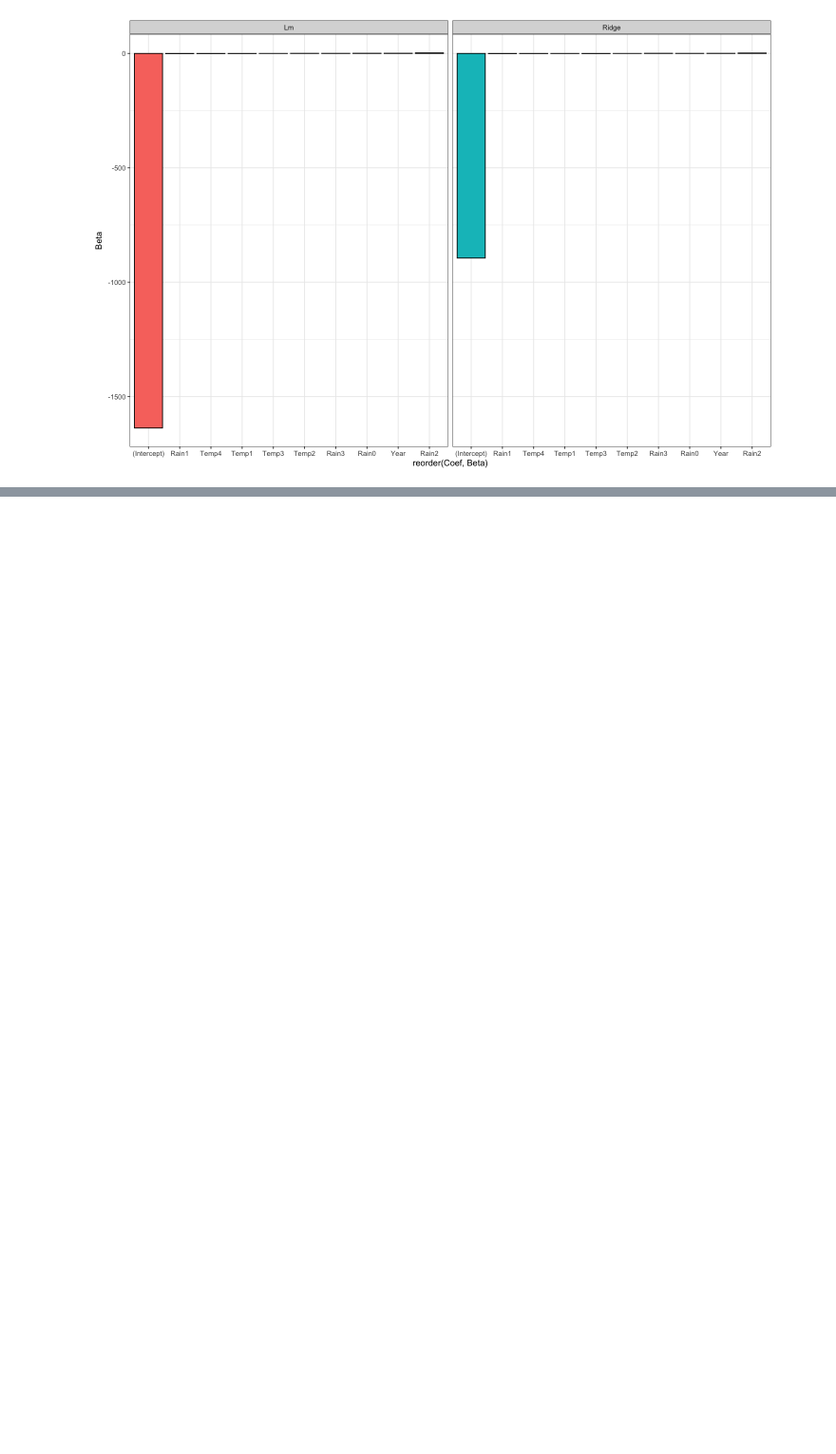
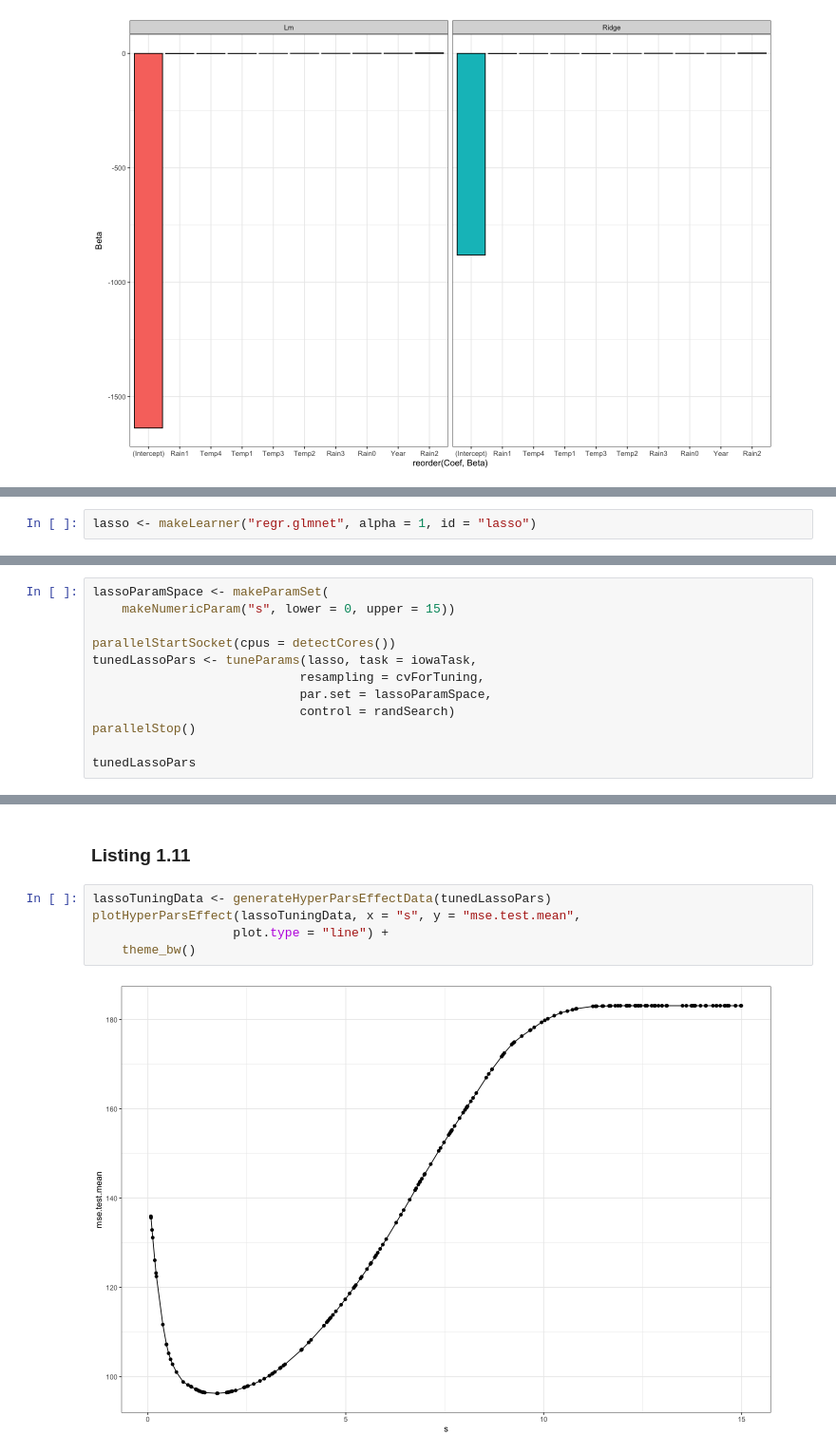
Before and after one commit to brainvat/Hefin-I-Rhys-Machine-Learning-with-R-the-tidyverse-and-mlr, a Jupyter notebook: chapter_11/Chapter 11 - Preventing overfitting with ridge regression LASSO and elastic net.ipynb, the cells around one changed output, grey strips where cells are left out. Shown at 95% size. Drawn from its saved outputs; the diff is of its cells as text; blank space fills up the shorter version.

```diff
--- a/chapter_11/Chapter 11 - Preventing overfitting with ridge regression LASSO and elastic net.ipynb
+++ b/chapter_11/Chapter 11 - Preventing overfitting with ridge regression LASSO and elastic net.ipynb
@@ -285,0 +292,2 @@ A tibble: 10 × 3
+# %%
+lasso <- makeLearner("regr.glmnet", alpha = 1, id = "lasso")
@@ -285,0 +296,12 @@ A tibble: 10 × 3
+# %%
+lassoParamSpace <- makeParamSet(
+    makeNumericParam("s", lower = 0, upper = 15))
+
+parallelStartSocket(cpus = detectCores())
+tunedLassoPars <- tuneParams(lasso, task = iowaTask,
+                            resampling = cvForTuning,
+                            par.set = lassoParamSpace,
+                            control = randSearch)
+parallelStop()
+
+tunedLassoPars
@@ -285,0 +330,9 @@ A tibble: 10 × 3
+# %% [markdown]
+### Listing 1.11
+# %%
+lassoTuningData <- generateHyperParsEffectData(tunedLassoPars)
+plotHyperParsEffect(lassoTuningData, x = "s", y = "mse.test.mean",
+                   plot.type = "line") +
+    theme_bw()
+# %% [output]
+[figure, added]
```
Also changed, not shown: parts of 46 cells of this notebook.
